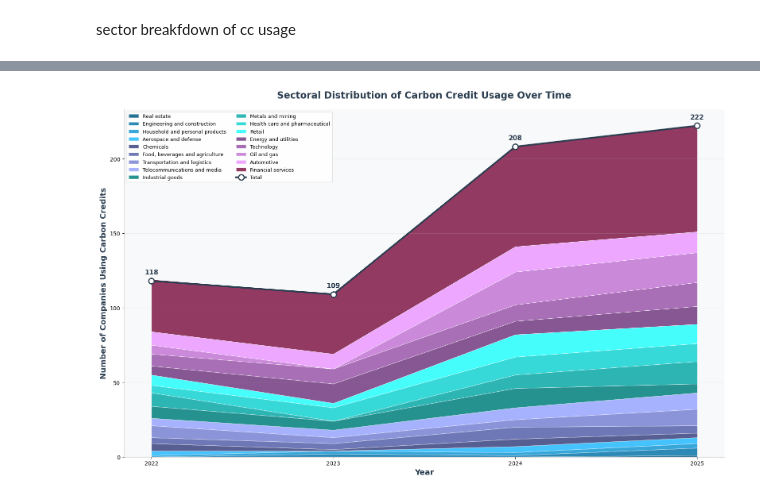
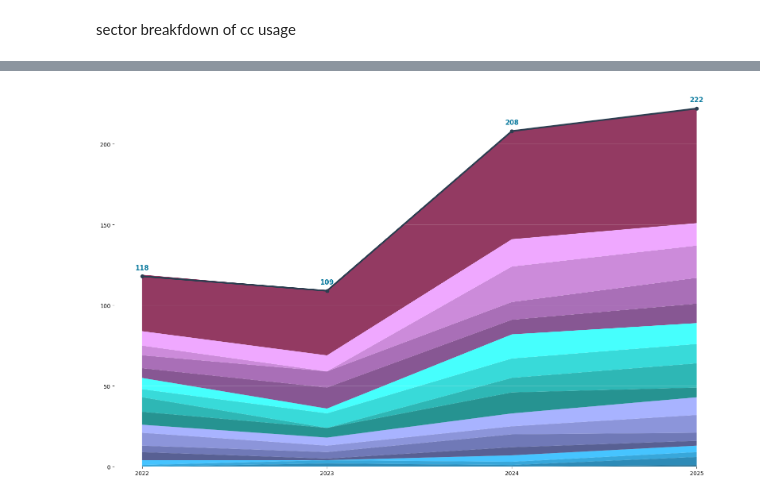
Before and after one commit to aniniaa/GF500_research_perliminary_data_analysis, a Jupyter notebook: waterfall.ipynb, the cells around one changed output, grey strips where cells are left out. Saved outputs shown, nothing was run; the diff lists cells and outputs as text; code cells hidden in the pictures.

```diff
--- a/waterfall.ipynb
+++ b/waterfall.ipynb
@@ -4595,103 +4810,41 @@ sector_avgs.sort(key=lambda x: x[2])
 
 # Create stacked area chart
 fig, ax = plt.subplots(figsize=(16, 10))
-fig.patch.set_facecolor('white')
-ax.set_facecolor('#F8F9FA')
+fig.patch.set_alpha(0)
+ax.set_facecolor('none')
+
 
 # Create stacked area
 cumulative = np.zeros(len(years))
 
 for idx, (name, data, _) in enumerate(sector_avgs):
     ax.fill_between(years, cumulative, cumulative + np.array(data),
-                    label=name, color=colors[idx], alpha=0.85, edgecolor='white', linewidth=0.5)
+                    label=name, color=colors[idx], alpha=0.85, edgecolor='none', linewidth=0.1)
     cumulative += np.array(data)
 
 # Add total line on top
 ax.plot(years, totals, color='#2C3E50', linewidth=3, marker='o',
-        markersize=10, label='Total', zorder=100, markerfacecolor='white',
+        markersize=5, label='Total', zorder=100, markerfacecolor='#2C3E50',
         markeredgewidth=2, markeredgecolor='#2C3E50')
 
 # Add value labels for totals
 for i, (year, total) in enumerate(zip(years, totals)):
     ax.annotate(str(total), (year, total), textcoords="offset points",
                xytext=(0, 12), ha='center', fontsize=12, fontweight='bold',
-               color='#2C3E50')
+               color="#0B7A9E")
 
 # Formatting
-ax.set_xlabel('Year', fontsize=14, fontweight='600', color='#2C3E50')
-ax.set_ylabel('Number of Companies Using Carbon Credits', fontsize=14, fontweight='600', color='#2C3E50')
-ax.set_title('Sectoral Distribution of Carbon Credit Usage Over Time',
-             fontsize=17, fontweight='bold', color='#2C3E50', pad=20)
-ax.legend(loc='upper left', fontsize=9, ncol=2, framealpha=0.95,
-         edgecolor='#E0E0E0', fancybox=True)
-ax.grid(True, alpha=0.2, linestyle='-', axis='y', color='#BDBDBD')
+
+ax.grid(True, alpha=0.2, linestyle='-', axis='y', color='white')
 ax.set_xticks(years)
 ax.set_ylim(bottom=0)
 ax.spines['top'].set_visible(False)
 ax.spines['right'].set_visible(False)
-ax.spines['left'].set_color('#BDBDBD')
-ax.spines['bottom'].set_color('#BDBDBD')
+ax.spines['bottom'].set_visible(False)
+ax.spines['left'].set_visible(False)
 
 plt.tight_layout()
-plt.savefig('/mnt/user-data/outputs/cc_yes_stacked_area_sectors_brand.png',
-            dpi=300, bbox_inches='tight', facecolor='white')
+plt.savefig('cc_yes_stacked_area_sectors_brand.png',
+            dpi=300, bbox_inches='tight', transparent=True)
 plt.show()
-
-
-# ALTERNATIVE: Stacked bar chart version
-fig2, ax2 = plt.subplots(figsize=(16, 10))
-fig2.patch.set_facecolor('white')
-ax2.set_facecolor('#F8F9FA')
-
-width = 0.65
-x = np.arange(len(years))
-
-# Create stacked bars (using sorted order)
-cumulative_bars = np.zeros(len(years))
-
-for idx, (name, data, _) in enumerate(sector_avgs):
-    ax2.bar(x, data, width, bottom=cumulative_bars,
-           label=name, color=colors[idx], alpha=0.85,
-           edgecolor='white', linewidth=1)
-    cumulative_bars += np.array(data)
-
-# Add total labels on top of bars
-for i, total in enumerate(totals):
-    ax2.text(i, total + 5, str(total), ha='center', fontsize=13,
-            fontweight='bold', color='#2C3E50')
-
-# Formatting
-ax2.set_xlabel('Year', fontsize=14, fontweight='600', color='#2C3E50')
-ax2.set_ylabel('Number of Companies Using Carbon Credits', fontsize=14, fontweight='600', color='#2C3E50')
-ax2.set_title('Sectoral Distribution of Carbon Credit Usage Over Time',
-              fontsize=17, fontweight='bold', color='#2C3E50', pad=20)
-ax2.set_xticks(x)
-ax2.set_xticklabels(years)
-ax2.legend(loc='upper left', fontsize=9, ncol=2, framealpha=0.95,
-          edgecolor='#E0E0E0', fancybox=True)
-ax2.grid(True, alpha=0.2, linestyle='-', axis='y', color='#BDBDBD')
-ax2.set_ylim(bottom=0)
-ax2.spines['top'].set_visible(False)
-ax2.spines['right'].set_visible(False)
-ax2.spines['left'].set_color('#BDBDBD')
-ax2.spines['bottom'].set_color('#BDBDBD')
-
-plt.tight_layout()
-plt.savefig('/mnt/user-data/outputs/cc_yes_stacked_bars_sectors_brand.png',
-            dpi=300, bbox_inches='tight', facecolor='white')
-plt.show()
-
-print("Both charts saved with brand color palette!")
-print(f"\nTotals by year: {dict(zip(years, totals))}")
-print("\nTop 5 sectors by 2025:")
-sector_2025 = [(name, data[-1]) for name, data, _ in sector_avgs]
-sector_2025.sort(key=lambda x: x[1], reverse=True)
-for name, count in sector_2025[:5]:
-    print(f"  {name}: {count}")
-
-# Verify totals
-calculated_totals = [sum([data[i] for _, data in sectors]) for i in range(len(years))]
-print(f"\nVerification - Calculated totals: {calculated_totals}")
-print(f"Expected totals: {totals}")
-print(f"Match: {calculated_totals == totals}")
 # %% [output]
@@ -4699 +4851 @@ FileNotFoundError: [Errno 2] No such file or directory: '/mnt/user-data/outputs/
-[figure, old version]
+[figure, new version]
```
Also changed, not shown: parts of 9 cells of this notebook, 9 other files.
